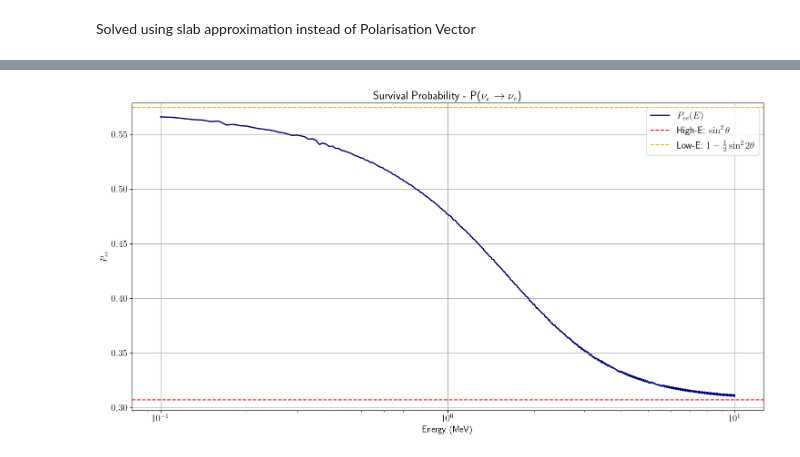
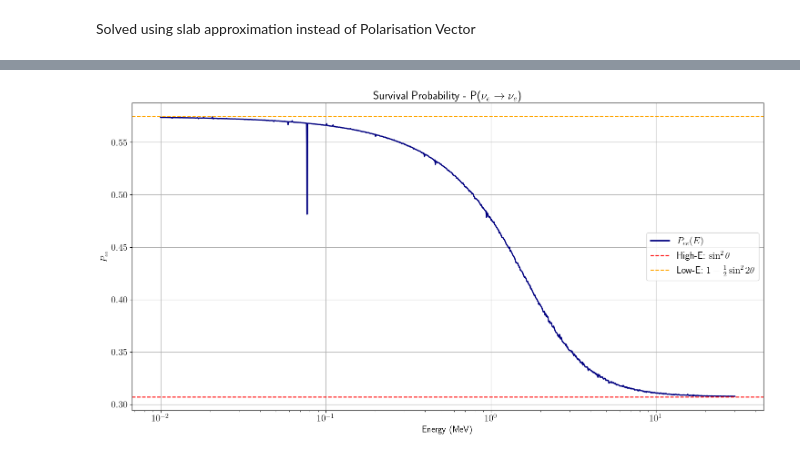
Before and after one commit to soham10/Neutrino-Oscillations, a Jupyter notebook: Solar Neutrinos with Slab Approximation.ipynb, the cells around one changed output, grey strips where cells are left out. Saved outputs shown, nothing was run; the diff lists cells and outputs as text; code cells hidden in the pictures.

```diff
--- a/Solar Neutrinos with Slab Approximation.ipynb
+++ b/Solar Neutrinos with Slab Approximation.ipynb
@@ -41,6 +43,6 @@ erg_to_MeV = 6.2415*1e5
 # %%
 R_sol = 6.96340*1e8 #m
-R_sol= R_sol*(8*1e5) #eV⁻¹
+R_sol= R_sol*eV_to_1_by_m #eV⁻¹
 
 def N(r):
     return 245*N_A*np.exp(-r*10.45/R_sol)*one_by_cm3_to_eV3  # eV3
@@ -80,10 +82,8 @@ def slab_unitary(del_m2_m, theta_m, E, delta_x):
     for i in range(3):
         U -= 1j * np.sin(phi) * n[i] * sigma[i]
     return U
-
-    return U
 # %%
-def solar_solver_slab(E_mev, r_i=0.0, r_f=1.0, n_slabs=10000):
+def solar_solver_slab(E_mev, r_i=0.0, r_f=1.0, n_slabs=100000):
     E = E_mev * 1e6
     r_frac_edges = np.linspace(r_i, r_f, n_slabs + 1)
     r_frac_mid   = 0.5 * (r_frac_edges[:-1] + r_frac_edges[1:])
@@ -97,7 +97,6 @@ def solar_solver_slab(E_mev, r_i=0.0, r_f=1.0, n_slabs=10000):
         A = A_cc(N(rf*R_sol), E)
         delm2_m = del_m2_eff(del_m2_21, theta_21, A)
         theta_m = theta_eff(del_m2_21, theta_21, A)
-
         U = slab_unitary(delm2_m, theta_m, E, Δr)
         psi = U @ psi
 
@@ -137,29 +140,32 @@ plot_solar_slab(0.1) # o.1 MeV
 # %%
-# Plot of P_ee with varying E
-E_vals = np.linspace(0.1, 10, 1000)
-Pee_vals = []
+from multiprocessing import Pool
 
-for E in E_vals:
+def compute_Pee(E):
     r_frac, Pee_profile = solar_solver_slab(E)
     mask = (r_frac >= 0.9)
-    Pee_vals.append(np.mean(Pee_profile[mask]))  # Average over the selected range
+    return np.mean(Pee_profile[mask])
+
+if __name__ == '__main__':
+    E_vals = np.logspace(-2, np.log10(30), 1000)
+    with Pool(processes=8) as pool:  # Use 8 cores
+        Pee_vals = pool.map(compute_Pee, E_vals)
 
 # Plotting the updated average Pee vs Energy
 plt.figure(figsize=(15,8))
 plt.plot(E_vals, Pee_vals, color='navy', lw=2, label=r'$P_{ee}(E)$')
 
 Pee_high = np.sin(theta_21)**2
 Pee_low = 1 - 0.5 * np.sin(2*theta_21)**2
 plt.axhline(Pee_high, color='red', ls='--', label=r'High-E: $\sin^2 \theta$')
 plt.axhline(Pee_low, color='orange', ls='--', label=r'Low-E: $1 - \frac{1}{2} \sin^2 2\theta$')
 
 plt.xscale('log')
 plt.xlabel('Energy (MeV)', fontsize=14)
 plt.ylabel(r'$P_{ee}$', fontsize=14)
 plt.title(r'Survival Probability - P($\nu_e \rightarrow \nu_e$)')
 plt.grid(True)
 plt.legend()
 plt.tight_layout()
 plt.show()
 # %% [output]
-[figure, old version]
+[figure, new version]
```
Also changed, not shown: parts of 5 cells of this notebook, 3 other files.
